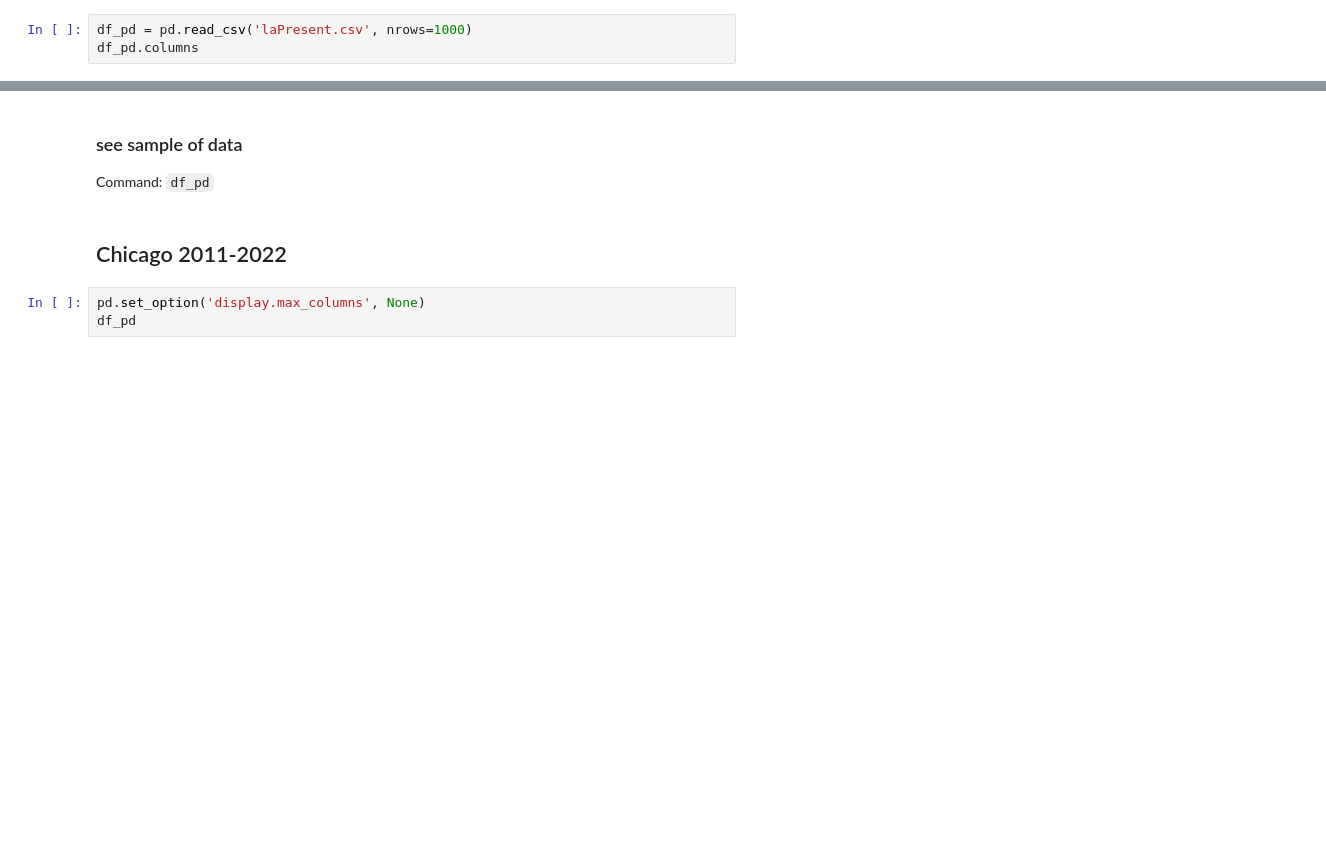
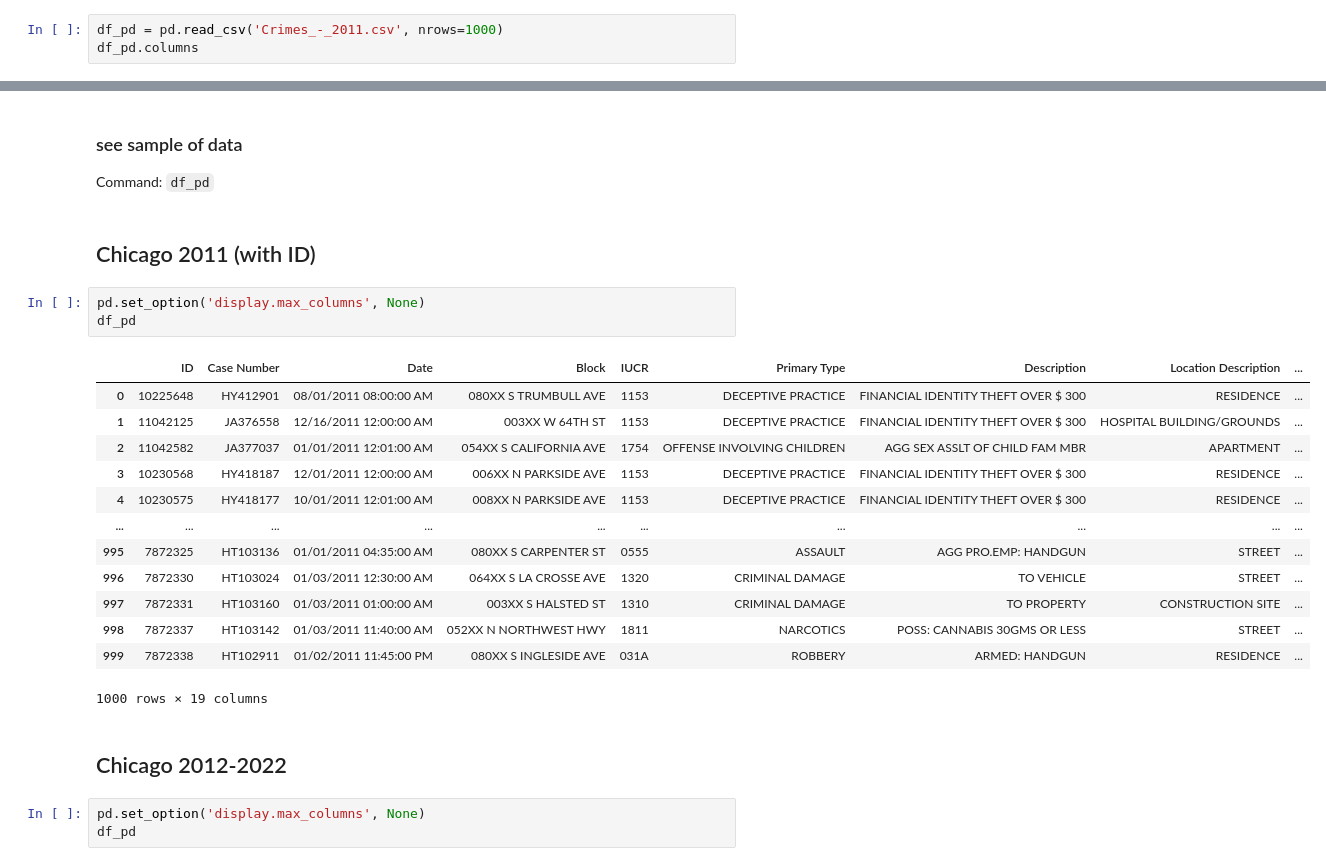
Before and after one commit to annab999/dpl-us-city-crimes, a Jupyter notebook: spark/project_file_read.ipynb, the cells around one changed output, grey strips where cells are left out. Cells and saved outputs as stored; diff of their text form; blank space fills up the shorter version.

Commit message:
fixed schema template for Chicago 2011; reorg get_data tasks/groups

```diff
--- a/spark/project_file_read.ipynb
+++ b/spark/project_file_read.ipynb
@@ -121,4 +121,4 @@ sc.addPyFile("city_vars.py")
 # %%
-df_pd = pd.read_csv('laPresent.csv', nrows=1000)
+df_pd = pd.read_csv('Crimes_-_2011.csv', nrows=1000)
 df_pd.columns
 # %% [output]
@@ -132,8 +155,27 @@ Index(['DR_NO', 'Date Rptd', 'DATE OCC', 'TIME OCC', 'AREA', 'AREA NAME',
 # %% [markdown]
 ### see sample of data
 Command: `df_pd`
+# %% [markdown]
+## Chicago 2011 (with ID)
+# %%
+pd.set_option('display.max_columns', None)
+df_pd
+# %% [output]
+|  | ID | Case Number | Date | Block | IUCR | Primary Type | Description | Location Description | ... |
+| 0 | 10225648 | HY412901 | 08/01/2011 08:00:00 AM | 080XX S TRUMBULL AVE | 1153 | DECEPTIVE PRACTICE | FINANCIAL IDENTITY THEFT OVER $ 300 | RESIDENCE | ... |
+| 1 | 11042125 | JA376558 | 12/16/2011 12:00:00 AM | 003XX W 64TH ST | 1153 | DECEPTIVE PRACTICE | FINANCIAL IDENTITY THEFT OVER $ 300 | HOSPITAL BUILDING/GROUNDS | ... |
+| 2 | 11042582 | JA377037 | 01/01/2011 12:01:00 AM | 054XX S CALIFORNIA AVE | 1754 | OFFENSE INVOLVING CHILDREN | AGG SEX ASSLT OF CHILD FAM MBR | APARTMENT | ... |
+| 3 | 10230568 | HY418187 | 12/01/2011 12:00:00 AM | 006XX N PARKSIDE AVE | 1153 | DECEPTIVE PRACTICE | FINANCIAL IDENTITY THEFT OVER $ 300 | RESIDENCE | ... |
+| 4 | 10230575 | HY418177 | 10/01/2011 12:01:00 AM | 008XX N PARKSIDE AVE | 1153 | DECEPTIVE PRACTICE | FINANCIAL IDENTITY THEFT OVER $ 300 | RESIDENCE | ... |
+| ... | ... | ... | ... | ... | ... | ... | ... | ... | ... |
+| 995 | 7872325 | HT103136 | 01/01/2011 04:35:00 AM | 080XX S CARPENTER ST | 0555 | ASSAULT | AGG PRO.EMP: HANDGUN | STREET | ... |
+| 996 | 7872330 | HT103024 | 01/03/2011 12:30:00 AM | 064XX S LA CROSSE AVE | 1320 | CRIMINAL DAMAGE | TO VEHICLE | STREET | ... |
+| 997 | 7872331 | HT103160 | 01/03/2011 01:00:00 AM | 003XX S HALSTED ST | 1310 | CRIMINAL DAMAGE | TO PROPERTY | CONSTRUCTION SITE | ... |
+| 998 | 7872337 | HT103142 | 01/03/2011 11:40:00 AM | 052XX N NORTHWEST HWY | 1811 | NARCOTICS | POSS: CANNABIS 30GMS OR LESS | STREET | ... |
+| 999 | 7872338 | HT102911 | 01/02/2011 11:45:00 PM | 080XX S INGLESIDE AVE | 031A | ROBBERY | ARMED: HANDGUN | RESIDENCE | ... |
+1000 rows × 19 columns
 # %% [markdown]
-## Chicago 2011-2022
+## Chicago 2012-2022
 # %%
 pd.set_option('display.max_columns', None)
 df_pd
```
Also changed, not shown: parts of 11 cells of this notebook, 2 other files.
